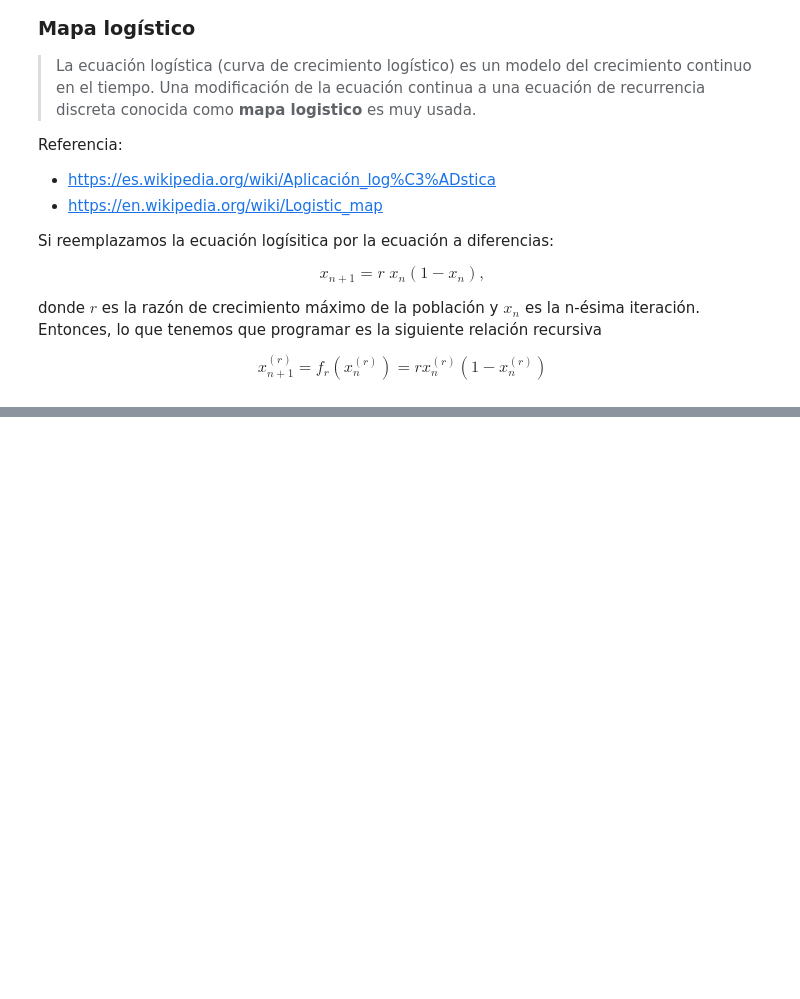
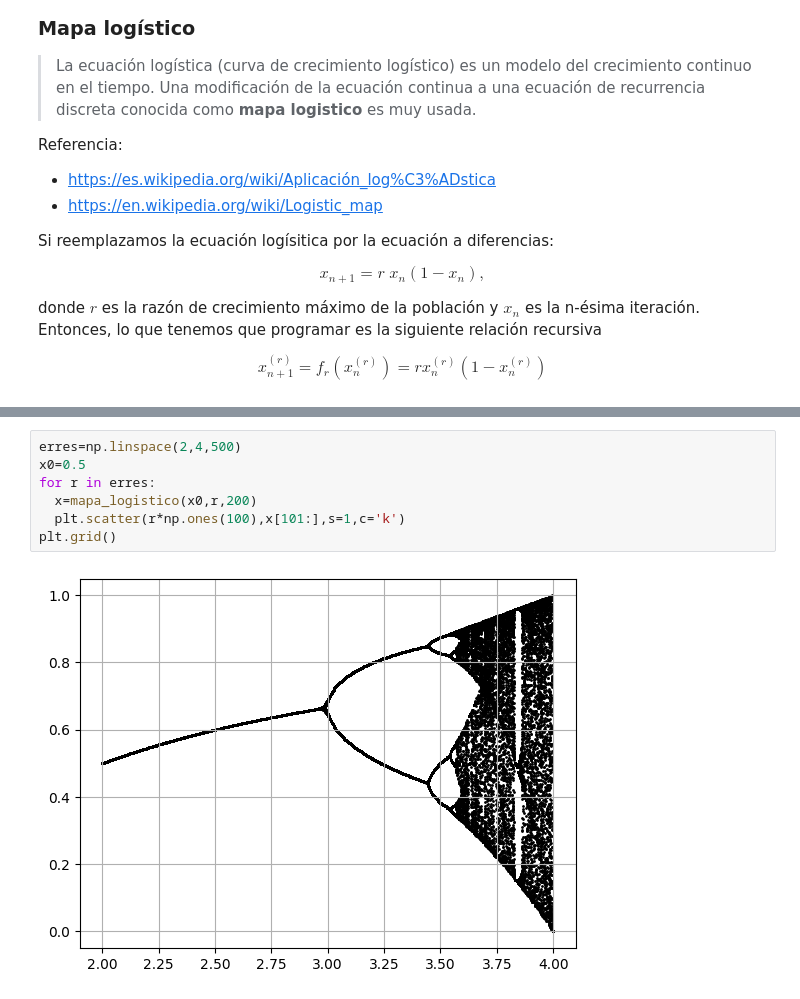
Before and after one commit to ArellanoMCarlos/SimMat_O2023, a Jupyter notebook: Ecuaciones diferenciales/Solución numérica de ecuaciones diferenciales.ipynb, the cells around one changed output, grey strips where cells are left out. Saved outputs shown, nothing was run; the diff lists cells and outputs as text; blank space fills up the shorter version.

```diff
--- a/Ecuaciones diferenciales/Solución numérica de ecuaciones diferenciales.ipynb
+++ b/Ecuaciones diferenciales/Solución numérica de ecuaciones diferenciales.ipynb
@@ -375,0 +399,9 @@ Note que:
+# %%
+erres=np.linspace(2,4,500)
+x0=0.5
+for r in erres:
+  x=mapa_logistico(x0,r,200)
+  plt.scatter(r*np.ones(100),x[101:],s=1,c='k')
+plt.grid()
+# %% [output]
+[figure, added]
```
Also changed, not shown: parts of 4 cells of this notebook, 2 other files.
